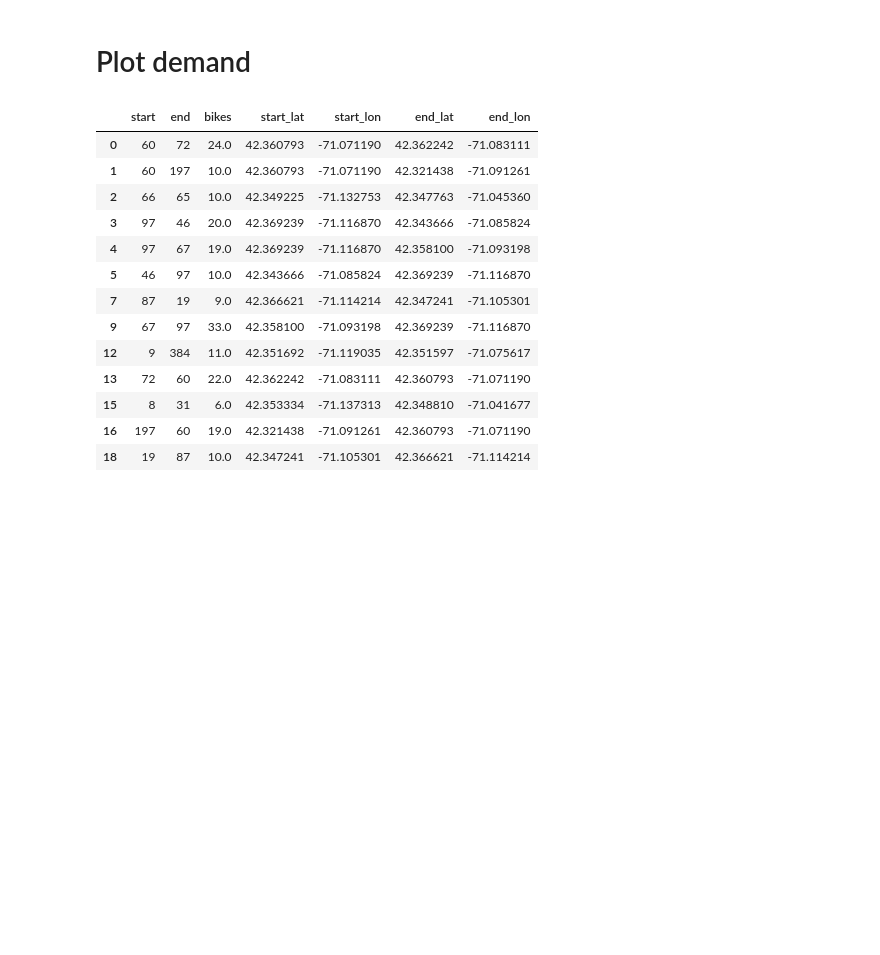
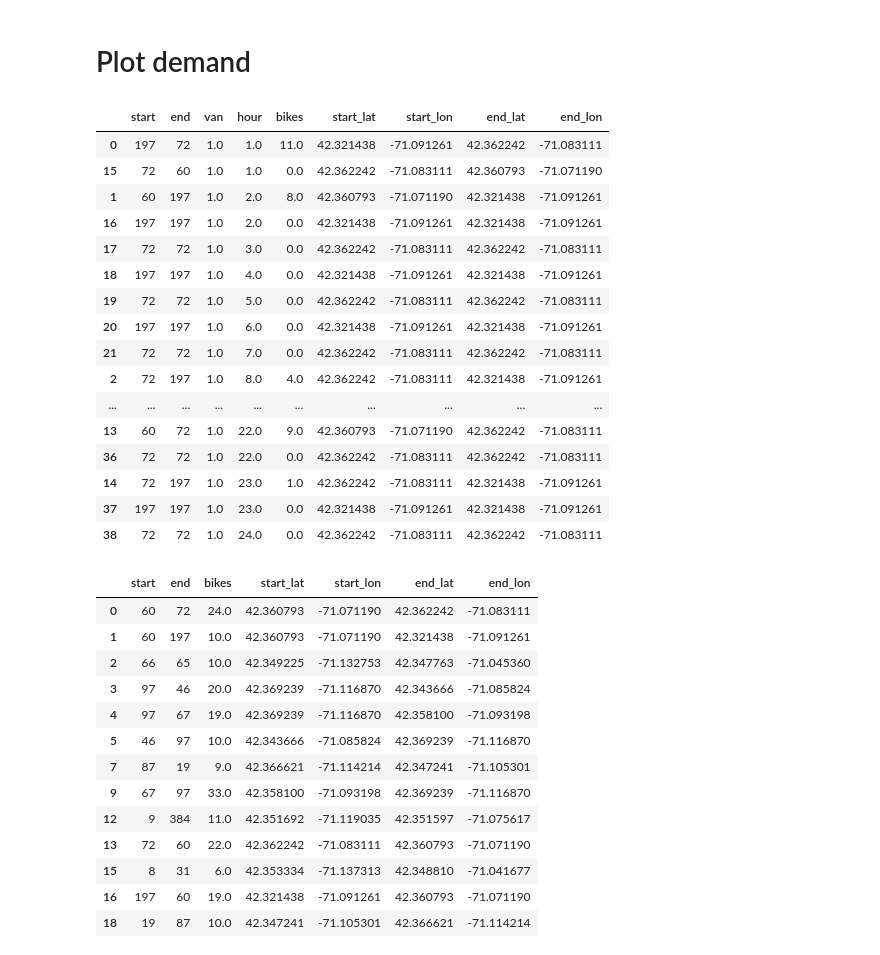
Before and after one commit to chesterkv/15.093-Optimization, a Jupyter notebook: results/visualisations/maps.ipynb, the cells around one changed output. Saved outputs shown, nothing was run; the diff lists cells and outputs as text; code cells hidden in the pictures; blank space fills up the shorter version.

Commit message:
experiments on sequential model

```diff
--- a/results/visualisations/maps.ipynb
+++ b/results/visualisations/maps.ipynb
@@ -89,10 +83,40 @@ fig.update_layout(
 fig.show()
 # %%
 # load results
-results = pd.read_csv('../../results/results_day1.csv')
+results = pd.read_csv('../data/sequential_model_day1/results.csv')
 results.columns = ["start","end","van","hour","bikes"]
 stations_match = pd.read_csv("../../data/parameters/stations_sorted_match.csv")
 stations_match = dict(zip(range(1,450),stations_match['Column1']))
+# %%
+# see itinerary of van 1
+results_van1 = results[results['van']==1]
+results_van1["start"] = results_van1["start"].map(stations_match)
+results_van1["end"] = results_van1["end"].map(stations_match)
+results_van1["start_lat"] = results_van1["start"].map(dict(zip(station_information["station_id"],station_information["lat"])))
+results_van1["start_lon"] = results_van1["start"].map(dict(zip(station_information["station_id"],station_information["lon"])))
+results_van1["end_lat"] = results_van1["end"].map(dict(zip(station_information["station_id"],station_information["lat"])))
+results_van1["end_lon"] = results_van1["end"].map(dict(zip(station_information["station_id"],station_information["lon"])))
+results_van1 = results_van1.reset_index(drop=True)
+# %%
+results_van1.sort_values(by=['hour','bikes'], ascending=[True,False])
+# %% [output]
+|  | start | end | van | hour | bikes | start_lat | start_lon | end_lat | end_lon |
+| 0 | 197 | 72 | 1.0 | 1.0 | 11.0 | 42.321438 | -71.091261 | 42.362242 | -71.083111 |
+| 15 | 72 | 60 | 1.0 | 1.0 | 0.0 | 42.362242 | -71.083111 | 42.360793 | -71.071190 |
+| 1 | 60 | 197 | 1.0 | 2.0 | 8.0 | 42.360793 | -71.071190 | 42.321438 | -71.091261 |
+| 16 | 197 | 197 | 1.0 | 2.0 | 0.0 | 42.321438 | -71.091261 | 42.321438 | -71.091261 |
+| 17 | 72 | 72 | 1.0 | 3.0 | 0.0 | 42.362242 | -71.083111 | 42.362242 | -71.083111 |
+| 18 | 197 | 197 | 1.0 | 4.0 | 0.0 | 42.321438 | -71.091261 | 42.321438 | -71.091261 |
+| 19 | 72 | 72 | 1.0 | 5.0 | 0.0 | 42.362242 | -71.083111 | 42.362242 | -71.083111 |
+| 20 | 197 | 197 | 1.0 | 6.0 | 0.0 | 42.321438 | -71.091261 | 42.321438 | -71.091261 |
+| 21 | 72 | 72 | 1.0 | 7.0 | 0.0 | 42.362242 | -71.083111 | 42.362242 | -71.083111 |
+| 2 | 72 | 197 | 1.0 | 8.0 | 4.0 | 42.362242 | -71.083111 | 42.321438 | -71.091261 |
+| ... | ... | ... | ... | ... | ... | ... | ... | ... | ... |
+| 13 | 60 | 72 | 1.0 | 22.0 | 9.0 | 42.360793 | -71.071190 | 42.362242 | -71.083111 |
+| 36 | 72 | 72 | 1.0 | 22.0 | 0.0 | 42.362242 | -71.083111 | 42.362242 | -71.083111 |
+| 14 | 72 | 197 | 1.0 | 23.0 | 1.0 | 42.362242 | -71.083111 | 42.321438 | -71.091261 |
+| 37 | 197 | 197 | 1.0 | 23.0 | 0.0 | 42.321438 | -71.091261 | 42.321438 | -71.091261 |
+| 38 | 72 | 72 | 1.0 | 24.0 | 0.0 | 42.362242 | -71.083111 | 42.362242 | -71.083111 |
 # %%
 # load optimal results
 results_day = results.groupby(["start","end"])["bikes"].sum().reset_index()
```
Also changed, not shown: parts of 4 cells of this notebook, 2 other files.
